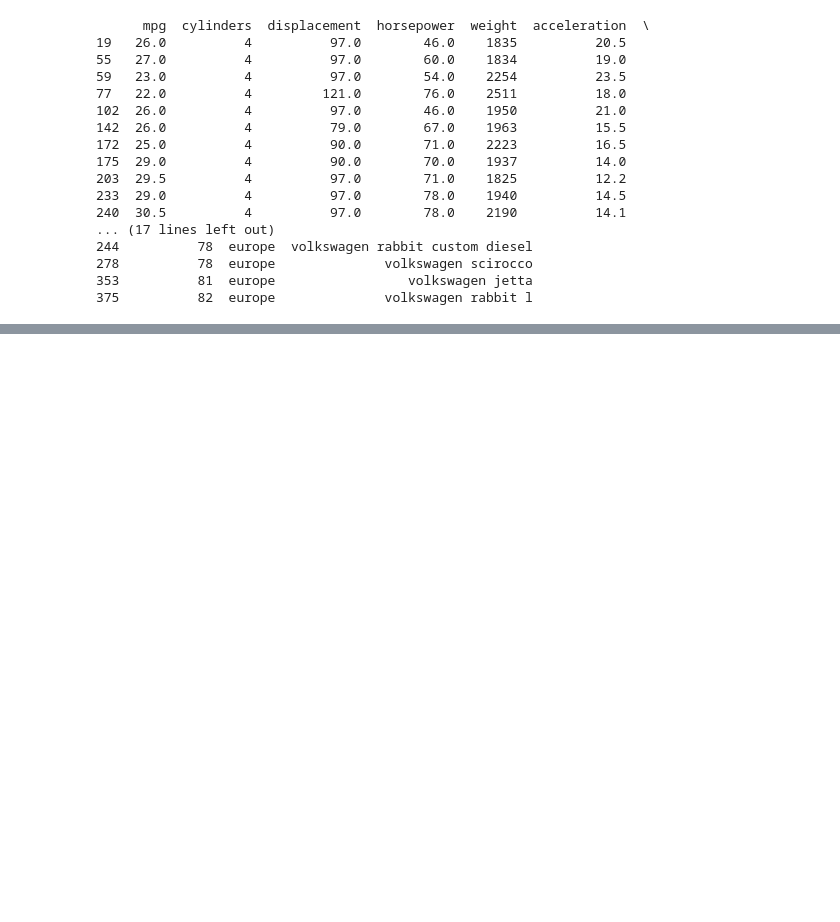
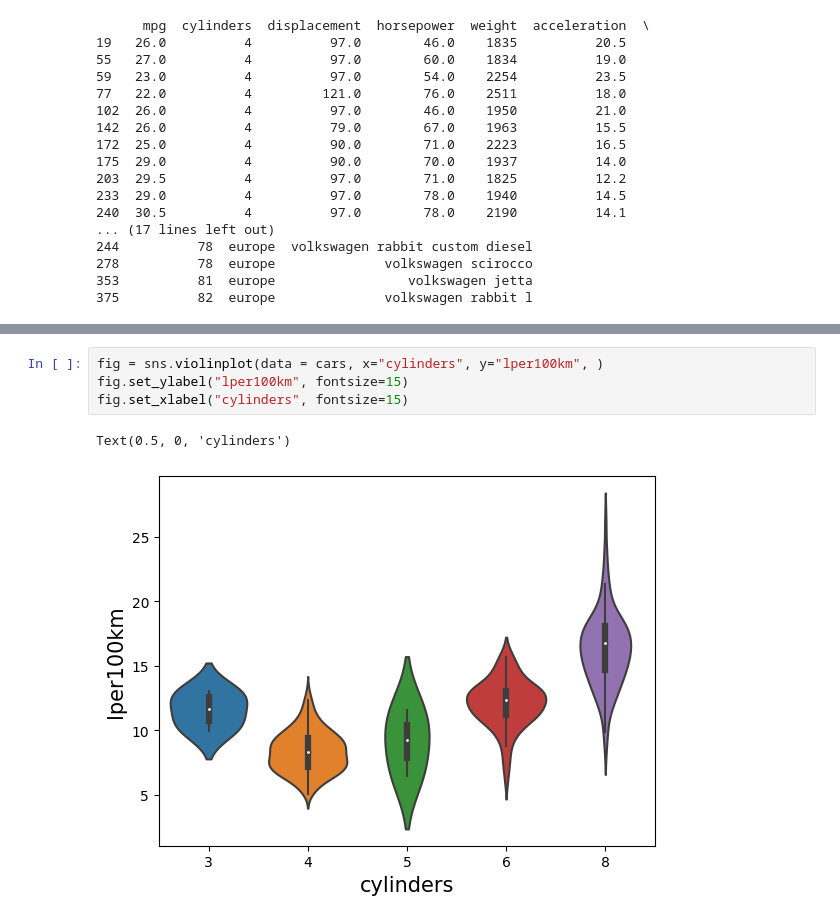
Before and after one commit to Rufshod/Statistical_Analysis_Alexander_Andersson, a Jupyter notebook: Lab/Lab_test.ipynb, the cells around one changed output, grey strips where cells are left out. Cells and saved outputs as stored; diff of their text form; blank space fills up the shorter version.

```diff
--- a/Lab/Lab_test.ipynb
+++ b/Lab/Lab_test.ipynb
@@ -171,0 +187,7 @@ plt.show()
+# %%
+fig = sns.violinplot(data = cars, x="cylinders", y="lper100km", )
+fig.set_ylabel("lper100km", fontsize=15)
+fig.set_xlabel("cylinders", fontsize=15)
+# %% [output]
+Text(0.5, 0, 'cylinders')
+[figure, added]
```
Also changed, not shown: parts of 23 cells of this notebook, 5 other files.
